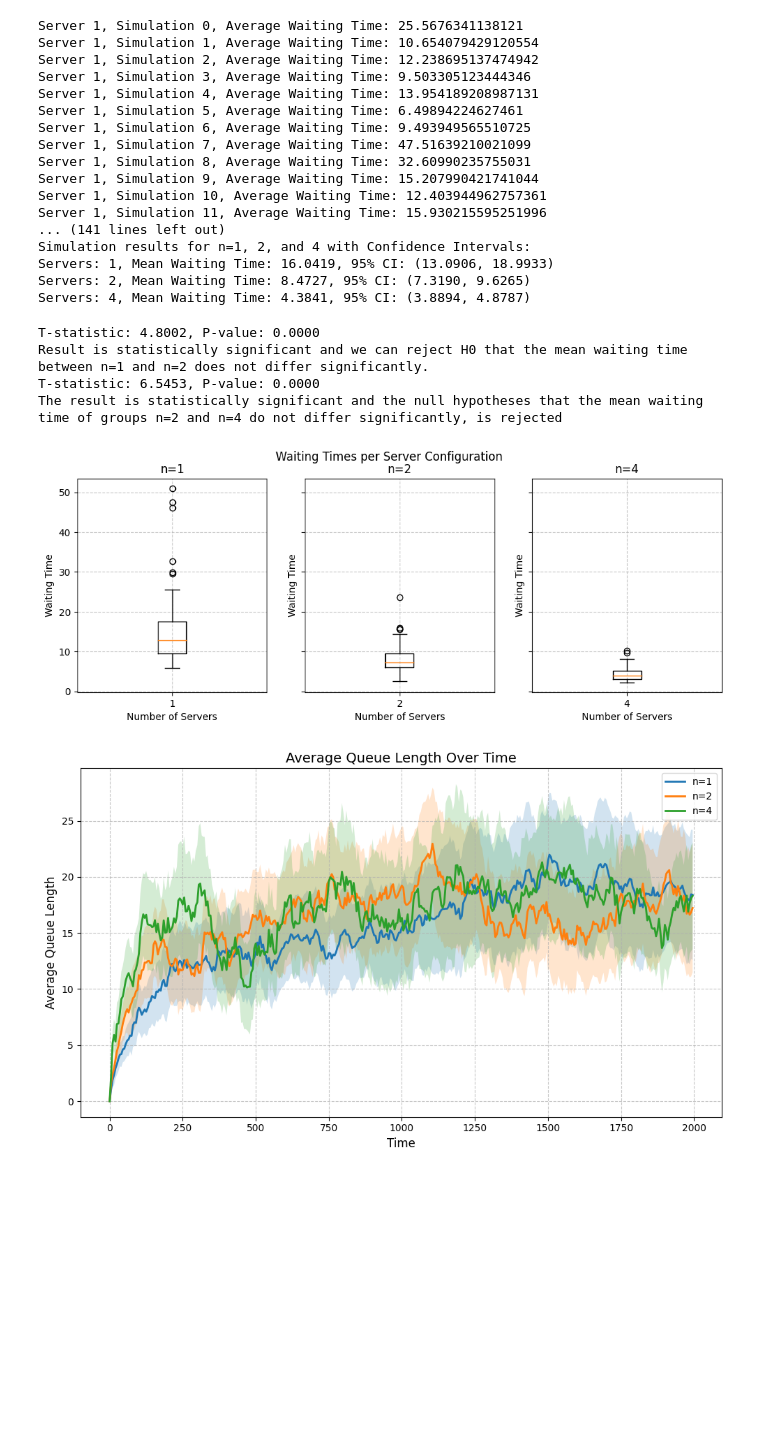
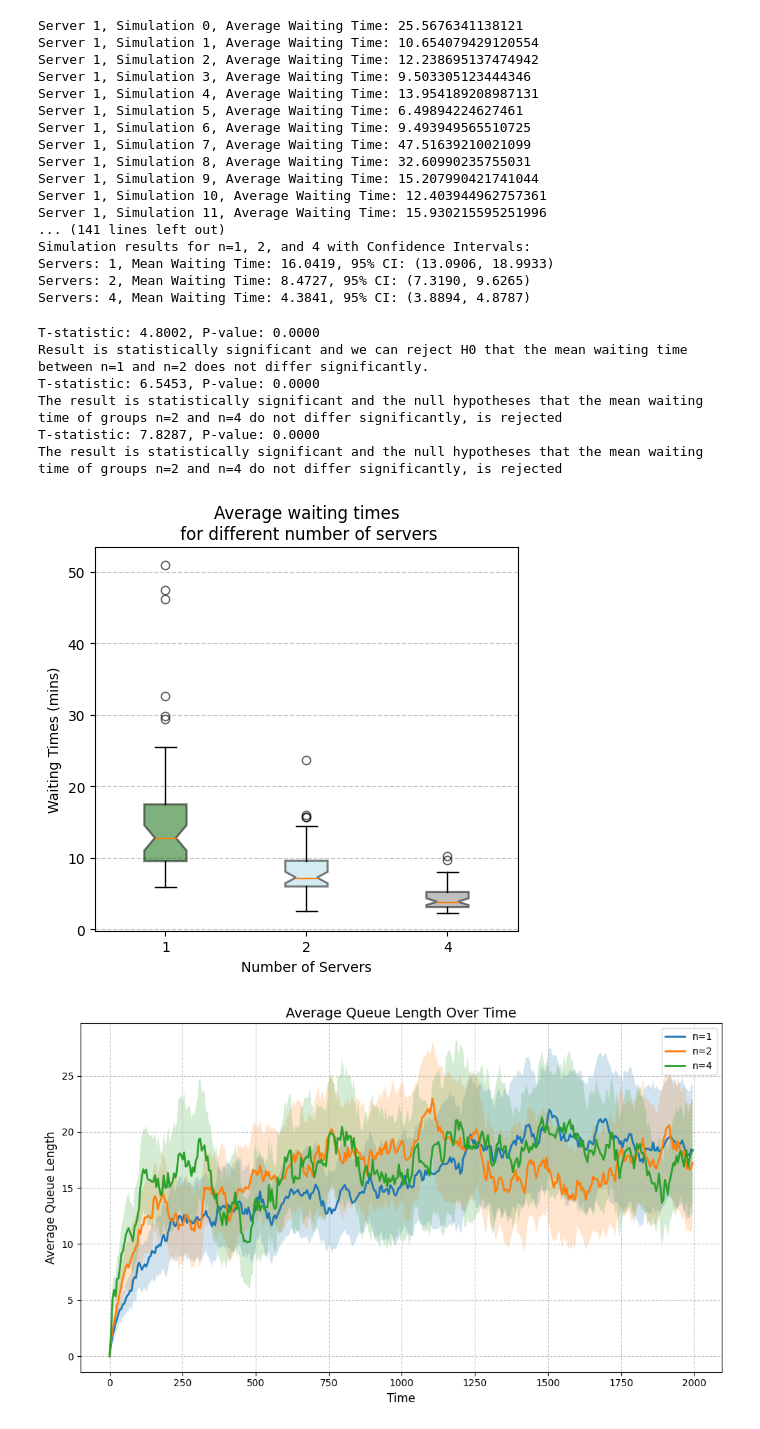
Before and after one commit to brkoedijk/Stoch_Sim_As2, a Jupyter notebook: assignment2.ipynb, the cells around one changed output. Drawn from its saved outputs; the diff is of its cells as text; code cells hidden in the pictures; blank space fills up the shorter version.

Commit message:
new plots

```diff
--- a/assignment2.ipynb
+++ b/assignment2.ipynb
@@ -213,7 +213,7 @@ for n in servers:
     #print(f"Mean interarrival times by n: {mean_interarrival_by_n}")
     for _ in range(simulations):
         random_seed = random.randint(0,10000)
-        result = simulate_mmn( mean_interarrival, mean_service_time, n, simulation_time, measurement_time_interval, random.randint(0, 10000))
+        result = simulate_mmn( mean_interarrival, mean_service_time, n, simulation_time, measurement_time_interval, random_seed)
         results[n].append(result['average_waitingTime'])
         queue_length_matrices[n].append(result['queue_lengths_matrix'])
         time_data[n].append(result['timestamps'])
@@ -265,26 +265,58 @@ if p_value_2 < 0.05:
     print("The result is statistically significant and the null hypotheses that the mean waiting time of groups n=2 and n=4 do not differ significantly, is rejected")
 else:
     print("Result is not statistically significant and we cannot reject H0")
+
+t_stat_3, p_value_3 = ttest_ind(results[1], results[4], equal_var=False)
+print(f"T-statistic: {t_stat_3:.4f}, P-value: {p_value_3:.4f}")
+
+if p_value_3 < 0.05:
+    print("The result is statistically significant and the null hypotheses that the mean waiting time of groups n=2 and n=4 do not differ significantly, is rejected")
+else:
+    print("Result is not statistically significant and we cannot reject H0")
 # %% [output]
 T-statistic: 4.8002, P-value: 0.0000
 Result is statistically significant and we can reject H0 that the mean waiting time between n=1 and n=2 does not differ significantly.
 T-statistic: 6.5453, P-value: 0.0000
 The result is statistically significant and the null hypotheses that the mean waiting time of groups n=2 and n=4 do not differ significantly, is rejected
+T-statistic: 7.8287, P-value: 0.0000
+The result is statistically significant and the null hypotheses that the mean waiting time of groups n=2 and n=4 do not differ significantly, is rejected
-# %%
-fig, axes = plt.subplots(1, 3, figsize=(12, 4), sharey=True)
-
-for i, n in enumerate([1, 2, 4]):
-    axes[i].boxplot(results[n], vert=True, labels=[n])
-    axes[i].set_title(f"n={n}")
-    axes[i].set_xlabel("Number of Servers")
-    axes[i].grid(True, linestyle='--', alpha=0.7)
-    #axes[i].set_ylim(-0.5,10)
-
-    axes[i].set_ylabel("Waiting Time")
-plt.suptitle("Waiting Times per Server Configuration")
-plt.show()
-# %% [output]
-[figure, removed]
+# %%
+colors = ['darkgreen', 'lightblue', 'gray']  # Custom colors for each configuration
+
+average_waiting_times = [results[n] for n in [1,2,4]]
+
+plt.figure(figsize=(5, 5))
+
+boxprops = dict(patch_artist=True, notch=True, linewidth=1.5)
+bp = plt.boxplot(
+    average_waiting_times,
+    labels=["1", "2", "4"],
+    patch_artist=True,
+    notch=True,
+    boxprops=dict(linewidth=1.5),
+)
+
+# Apply custom colors to the boxes
+for patch, color in zip(bp["boxes"], colors):
+    patch.set_facecolor(color)
+    patch.set_alpha(0.5)
+
+# Add title, labels, and grid
+plt.title("Average waiting times\n for different number of servers")
+plt.ylabel("Waiting Times (mins)")
+plt.xlabel("Number of Servers")
+plt.grid(axis="y", linestyle="--", alpha=0.7)
+
+
+for flier in bp['fliers']:
+    flier.set(marker='o', color='red', alpha=0.6, markersize=6)
+# Ensure layout looks clean
+plt.tight_layout()
+
+# Show the plot
+plt.show()
+# %% [output]
+[figure, added]
 # %%
 # Compute average queue length and confidence intervals for each time step
 import numpy as np
```
Also changed, not shown: 2 other files.
